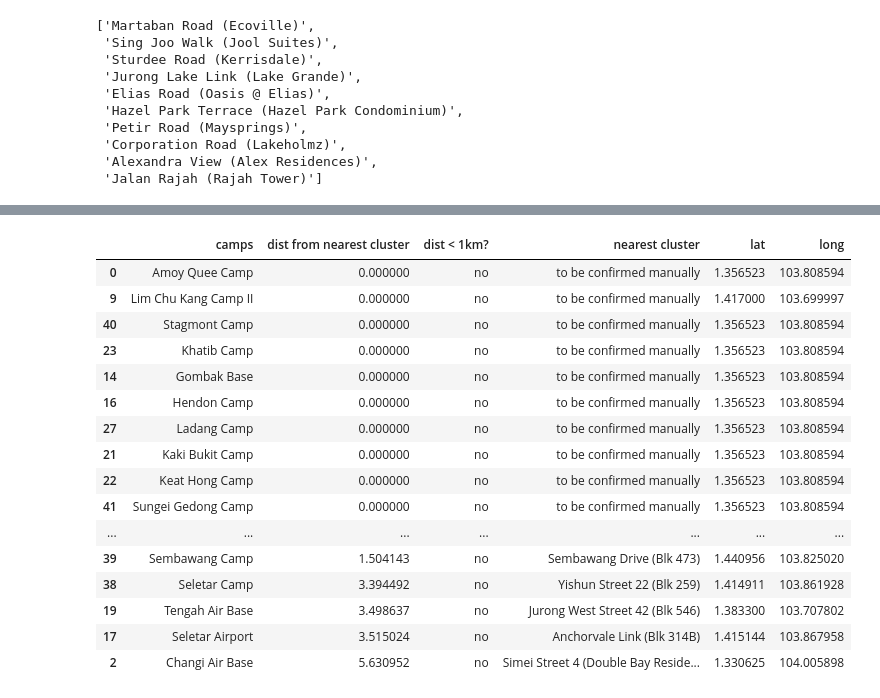
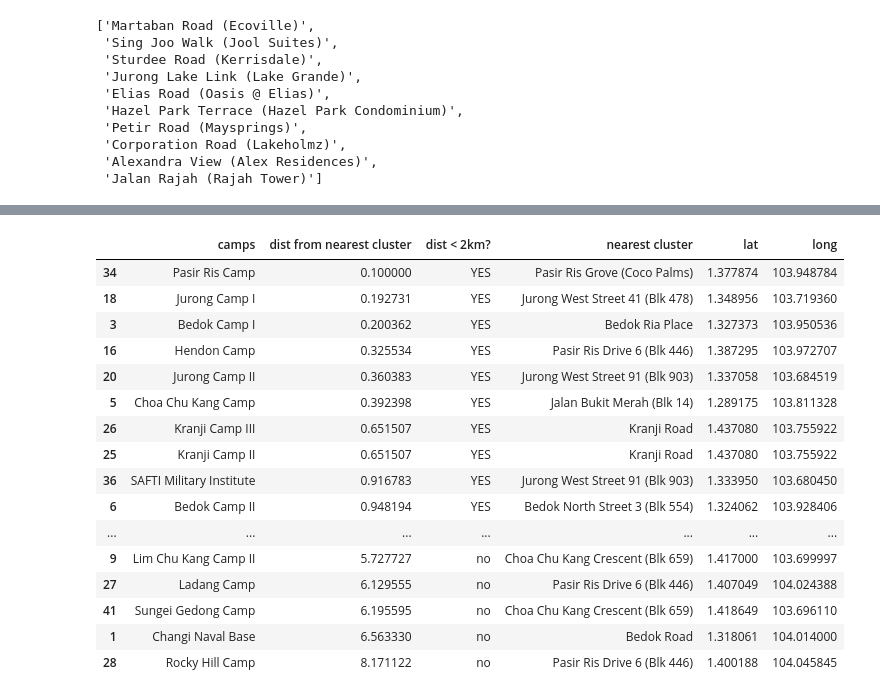
Before and after one commit to AryaVatsa/Daily-Dengue-Cluster-Data-, a Jupyter notebook: Dengue/NEAwebsite.ipynb, the cells around one changed output, grey strips where cells are left out. Drawn from its saved outputs; the diff is of its cells as text; code cells hidden in the pictures.

Commit message:
manuallyy entered camps data

```diff
--- a/Dengue/NEAwebsite.ipynb
+++ b/Dengue/NEAwebsite.ipynb
@@ -328,6 +328,18 @@ for place in listofNewPlaces:
     if place not in oldClusterList:
         toBeAdded.append(place)
 
+toBeRemoved = []
+for place in oldClusterList:
+    if place not in listofNewPlaces:
+        toBeRemoved.append(place)
+
+for i, item in enumerate(clusters['place']):
+    if item in toBeRemoved:
+        clusters.drop(i, inplace=True)
+
+
+
+
 for item in toBeAdded:
     geodata = geocoder.bing(f'{item}, Singapore', key='AmC8YHiucJuxp6YxOjD5ythZxvKMnNX29tEhApaM1Iq8cX0WscnjIrwi8YNKLE0b')
     results = geodata.json
@@ -377,52 +373,52 @@ wierdCamps
 # %%
 
 
 for i, camp in enumerate(SAFCamps["camps"]):
     closestClusterDist = 50
     closestCluster = "need to check"
     for j, NEAcluster in enumerate(clusters["place"]):
 
         dist = distance(SAFCamps.loc[i, 'lat'], SAFCamps.loc[i, 'long'], clusters.loc[j, 'lat'], clusters.loc[j, 'long'])
         if dist < closestClusterDist:
             closestClusterDist = dist
             closestCluster = NEAcluster
 
 
     if closestCluster not in wierdPlaces and camp not in wierdCamps:
         SAFCamps.at[i, 'nearest cluster'] = closestCluster
         SAFCamps.at[i, 'dist from nearest cluster'] = closestClusterDist
         if SAFCamps.loc[i, 'dist from nearest cluster'] < 0.1:
             SAFCamps.at[i, 'dist from nearest cluster'] = 0.1
-        if SAFCamps.loc[i, 'dist from nearest cluster'] < 1:
-            SAFCamps.at[i, 'dist < 1km?'] = 'YES'
+        if SAFCamps.loc[i, 'dist from nearest cluster'] < 2:
+            SAFCamps.at[i, 'dist < 2km?'] = 'YES'
     else:
         SAFCamps.at[i, 'nearest cluster'] = "to be confirmed manually"
         SAFCamps.at[i, 'dist from nearest cluster'] = 0
 
 SAFCamps = SAFCamps.sort_values(by='dist from nearest cluster')
 campsCSV = SAFCamps.to_csv()
 file = open("campsNearClusters", "w")
 file.write(campsCSV)
 file.close()
 SAFCamps
 # %% [output]
-|  | camps | dist from nearest cluster | dist < 1km? | nearest cluster | lat | long |
-| 0 | Amoy Quee Camp | 0.000000 | no | to be confirmed manually | 1.356523 | 103.808594 |
-| 9 | Lim Chu Kang Camp II | 0.000000 | no | to be confirmed manually | 1.417000 | 103.699997 |
-| 40 | Stagmont Camp | 0.000000 | no | to be confirmed manually | 1.356523 | 103.808594 |
-| 23 | Khatib Camp | 0.000000 | no | to be confirmed manually | 1.356523 | 103.808594 |
-| 14 | Gombak Base | 0.000000 | no | to be confirmed manually | 1.356523 | 103.808594 |
-| 16 | Hendon Camp | 0.000000 | no | to be confirmed manually | 1.356523 | 103.808594 |
-| 27 | Ladang Camp | 0.000000 | no | to be confirmed manually | 1.356523 | 103.808594 |
-| 21 | Kaki Bukit Camp | 0.000000 | no | to be confirmed manually | 1.356523 | 103.808594 |
-| 22 | Keat Hong Camp | 0.000000 | no | to be confirmed manually | 1.356523 | 103.808594 |
-| 41 | Sungei Gedong Camp | 0.000000 | no | to be confirmed manually | 1.356523 | 103.808594 |
+|  | camps | dist from nearest cluster | dist < 2km? | nearest cluster | lat | long |
+| 34 | Pasir Ris Camp | 0.100000 | YES | Pasir Ris Grove (Coco Palms) | 1.377874 | 103.948784 |
+| 18 | Jurong Camp I | 0.192731 | YES | Jurong West Street 41 (Blk 478) | 1.348956 | 103.719360 |
+| 3 | Bedok Camp I | 0.200362 | YES | Bedok Ria Place | 1.327373 | 103.950536 |
+| 16 | Hendon Camp | 0.325534 | YES | Pasir Ris Drive 6 (Blk 446) | 1.387295 | 103.972707 |
+| 20 | Jurong Camp II | 0.360383 | YES | Jurong West Street 91 (Blk 903) | 1.337058 | 103.684519 |
+| 5 | Choa Chu Kang Camp | 0.392398 | YES | Jalan Bukit Merah (Blk 14) | 1.289175 | 103.811328 |
+| 26 | Kranji Camp III | 0.651507 | YES | Kranji Road | 1.437080 | 103.755922 |
+| 25 | Kranji Camp II | 0.651507 | YES | Kranji Road | 1.437080 | 103.755922 |
+| 36 | SAFTI Military Institute | 0.916783 | YES | Jurong West Street 91 (Blk 903) | 1.333950 | 103.680450 |
+| 6 | Bedok Camp II | 0.948194 | YES | Bedok North Street 3 (Blk 554) | 1.324062 | 103.928406 |
 | ... | ... | ... | ... | ... | ... | ... |
-| 39 | Sembawang Camp | 1.504143 | no | Sembawang Drive (Blk 473) | 1.440956 | 103.825020 |
-| 38 | Seletar Camp | 3.394492 | no | Yishun Street 22 (Blk 259) | 1.414911 | 103.861928 |
-| 19 | Tengah Air Base | 3.498637 | no | Jurong West Street 42 (Blk 546) | 1.383300 | 103.707802 |
-| 17 | Seletar Airport | 3.515024 | no | Anchorvale Link (Blk 314B) | 1.415144 | 103.867958 |
-| 2 | Changi Air Base | 5.630952 | no | Simei Street 4 (Double Bay Reside... | 1.330625 | 104.005898 |
+| 9 | Lim Chu Kang Camp II | 5.727727 | no | Choa Chu Kang Crescent (Blk 659) | 1.417000 | 103.699997 |
+| 27 | Ladang Camp | 6.129555 | no | Pasir Ris Drive 6 (Blk 446) | 1.407049 | 104.024388 |
+| 41 | Sungei Gedong Camp | 6.195595 | no | Choa Chu Kang Crescent (Blk 659) | 1.418649 | 103.696110 |
+| 1 | Changi Naval Base | 6.563330 | no | Bedok Road | 1.318061 | 104.014000 |
+| 28 | Rocky Hill Camp | 8.171122 | no | Pasir Ris Drive 6 (Blk 446) | 1.400188 | 104.045845 |
 # %%
 listOfWierdPlacesandCamps = wierdCamps + wierdPlaces
 file = open("manualChecks", 'w')
```
Also changed, not shown: parts of 7 cells of this notebook, 5 other files.
